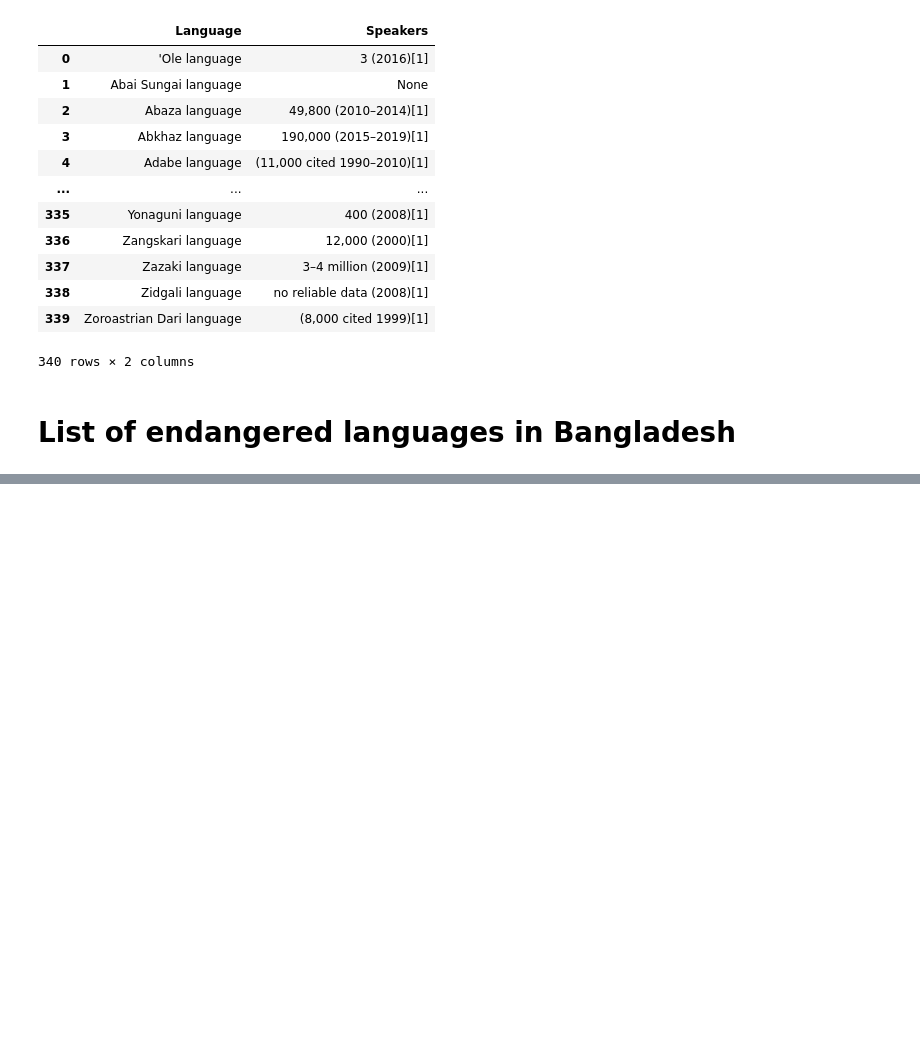
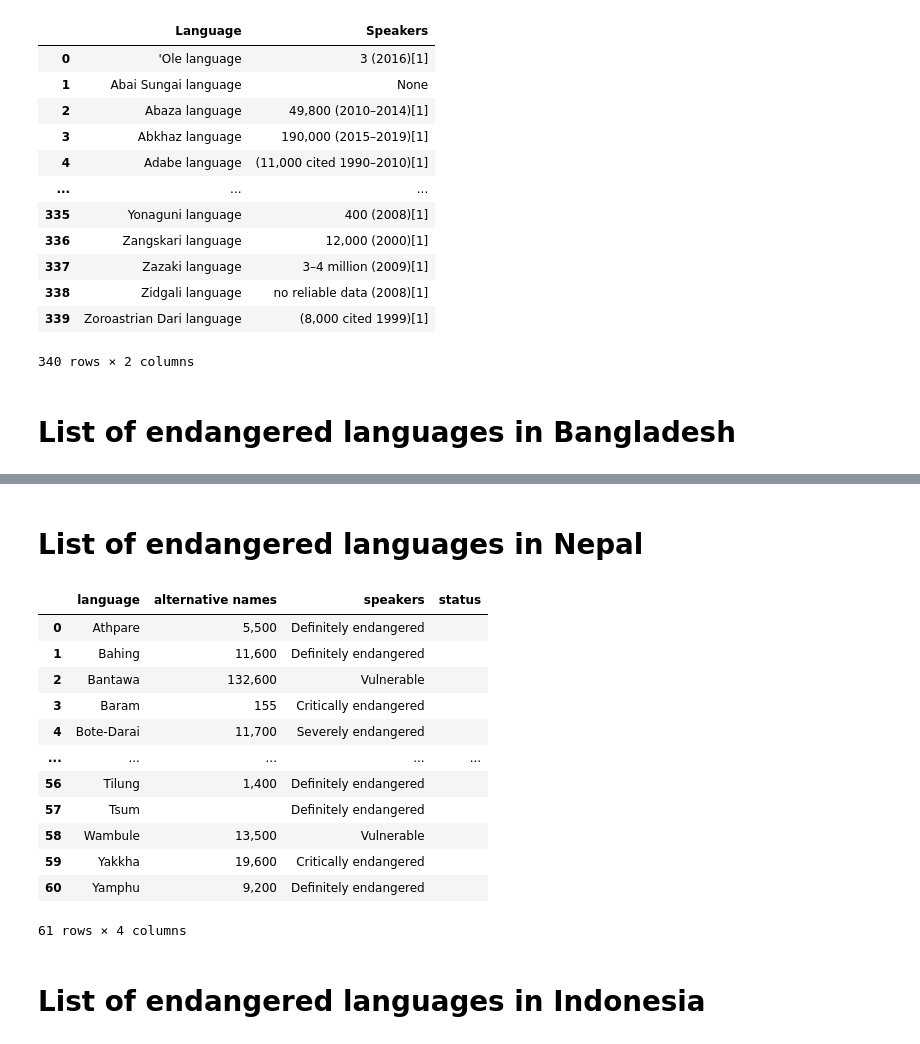
Before and after one commit to giuliaok/EQUATE, a Jupyter notebook: language_endangerment_work.ipynb, the cells around one changed output, grey strips where cells are left out. Drawn from its saved outputs; the diff is of its cells as text; code cells hidden in the pictures; blank space fills up the shorter version.

```diff
--- a/language_endangerment_work.ipynb
+++ b/language_endangerment_work.ipynb
@@ -201,0 +421,36 @@ endangered_asia.to_excel('/Users/giuliaocchini/Desktop/Asia_endangered.xlsx')
+# %% [markdown]
+# List of endangered languages in Nepal
+# %%
+nepal_soup = BeautifulSoup(requests.get('https://en.wikipedia.org/wiki/List_of_endangered_languages_in_Nepal').text, 'html.parser')
+# %%
+data = []
+for tr in nepal_soup.find_all('tr'):
+    row = {}
+    # Find all table data in the row
+    tds = tr.find_all('td')
+    # If there are at least 4 table data elements in the row, extract their text
+    if len(tds) >= 4:
+        row['language'] = tds[0].get_text(strip=True) if tds and len(tds) > 0 else ''
+        row['alternative names'] = tds[1].get_text(strip=True) if tds and len(tds) > 1 else ''
+        row['speakers'] = tds[2].get_text(strip=True) if tds and len(tds) > 2 else ''
+        row['status'] = tds[3].get_text(strip=True) if tds and len(tds) > 3 else ''
+        data.append(row)
+nepal_df = pd.DataFrame(data)
+# %%
+nepal_df
+# %% [output]
+|  | language | alternative names | speakers | status |
+| 0 | Athpare | 5,500 | Definitely endangered |  |
+| 1 | Bahing | 11,600 | Definitely endangered |  |
+| 2 | Bantawa | 132,600 | Vulnerable |  |
+| 3 | Baram | 155 | Critically endangered |  |
+| 4 | Bote-Darai | 11,700 | Severely endangered |  |
+| ... | ... | ... | ... | ... |
+| 56 | Tilung | 1,400 | Definitely endangered |  |
+| 57 | Tsum |  | Definitely endangered |  |
+| 58 | Wambule | 13,500 | Vulnerable |  |
+| 59 | Yakkha | 19,600 | Critically endangered |  |
+| 60 | Yamphu | 9,200 | Definitely endangered |  |
+61 rows × 4 columns
+# %% [markdown]
+# List of endangered languages in Indonesia
```
Also changed, not shown: parts of 43 cells of this notebook.
